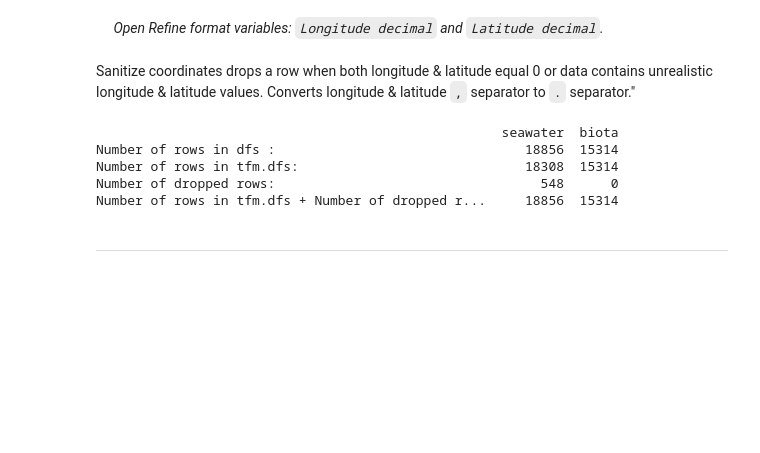
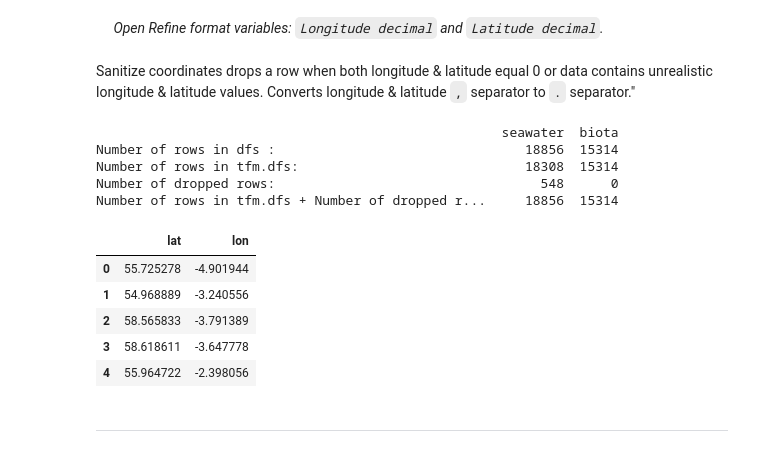
Before and after one commit to niallmurphy93/marisco, a Jupyter notebook: nbs/handlers/ospar.ipynb, the cells around one changed output. Drawn from its saved outputs; the diff is of its cells as text; code cells hidden in the pictures; blank space fills up the shorter version.

```diff
--- a/nbs/handlers/ospar.ipynb
+++ b/nbs/handlers/ospar.ipynb
@@ -1912,33 +1970,40 @@ Sanitize coordinates drops a row when both longitude & latitude equal 0 or data
 # %%
 #|eval: false
 dfs = load_data(fname_in)
 tfm = Transformer(dfs, cbs=[
                             RemapRdnNameCB(),
                             ParseTimeCB(),
                             EncodeTimeCB(cfg()),
                             NormalizeUncCB(),
                             LookupBiotaSpeciesCB(get_maris_species, unmatched_fixes_biota_species),
                             CorrectWholeBodyPartCB(),
                             LookupBiotaBodyPartCB(get_maris_bodypart, unmatched_fixes_biota_tissues),
                             LookupBiogroupCB(partial(get_biogroup_lut, species_lut_path())),
                             LookupUnitCB(renaming_unit_rules),
                             LookupDetectionLimitCB(get_detectionlimit_lut),
                             RemapDataProviderSampleIdCB(),
                             RemapSampleNotesIdCB(),
                             RemapMeasurementNotesIdCB(),
                             RemapStationIdCB(),
                             FormatCoordinates(),
                             SanitizeLonLatCB(),
                             CompareDfsAndTfm(dfs)
                             ])
 tfm()
 print(pd.DataFrame.from_dict(tfm.compare_stats) , '\n')
+tfm.dfs['biota'][['lat','lon']].head()
 # %% [output]
                                                     seawater  biota
 Number of rows in dfs :                                18856  15314
 Number of rows in tfm.dfs:                             18308  15314
 Number of dropped rows:                                  548      0
 Number of rows in tfm.dfs + Number of dropped r...     18856  15314
+|  | lat | lon |
+| 0 | 55.725278 | -4.901944 |
+| 1 | 54.968889 | -3.240556 |
+| 2 | 58.565833 | -3.791389 |
+| 3 | 58.618611 | -3.647778 |
+| 4 | 55.964722 | -2.398056 |
 # %% [markdown]
 ***
 # %% [markdown]
```
Also changed, not shown: parts of 53 cells of this notebook, 1 other file.
